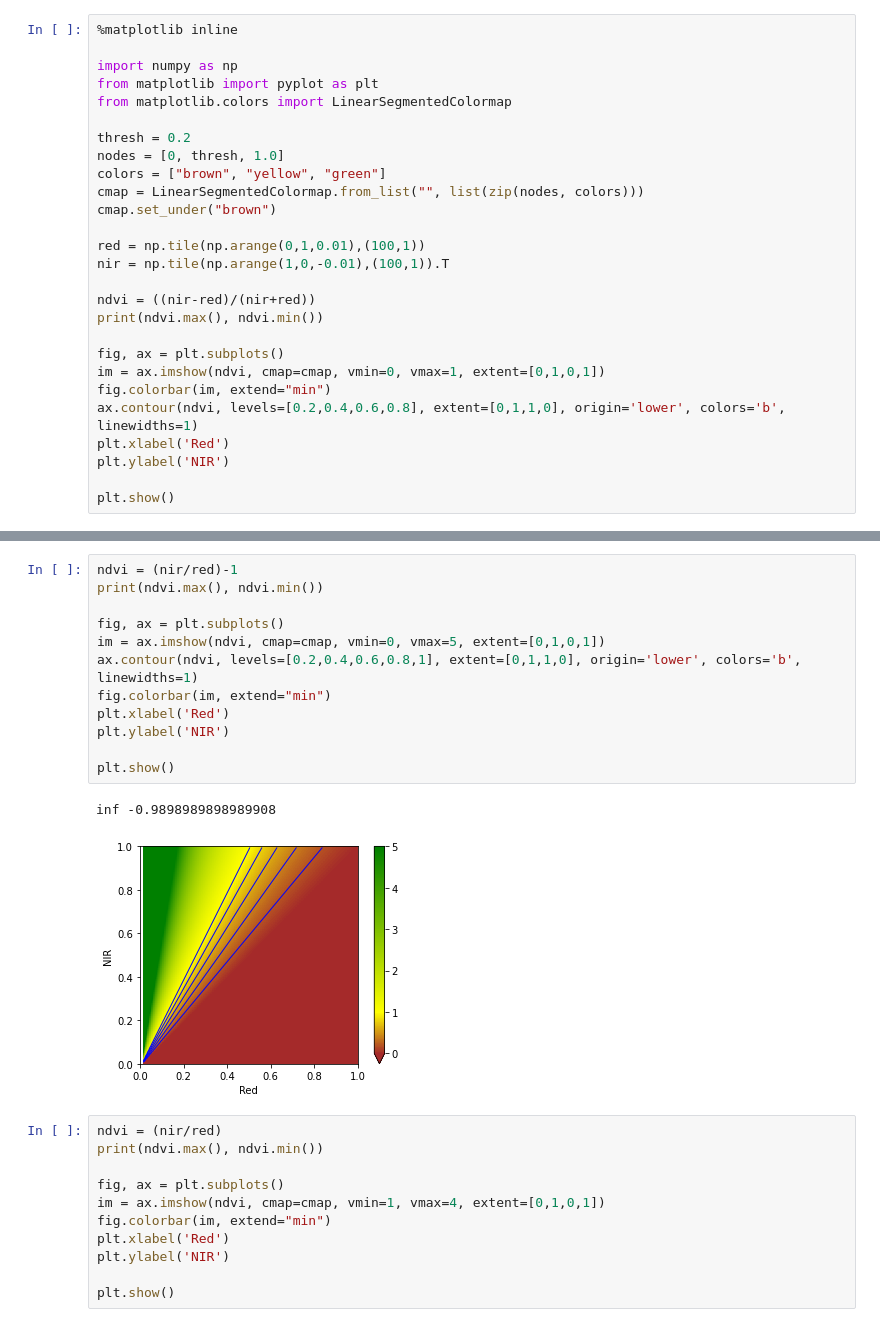
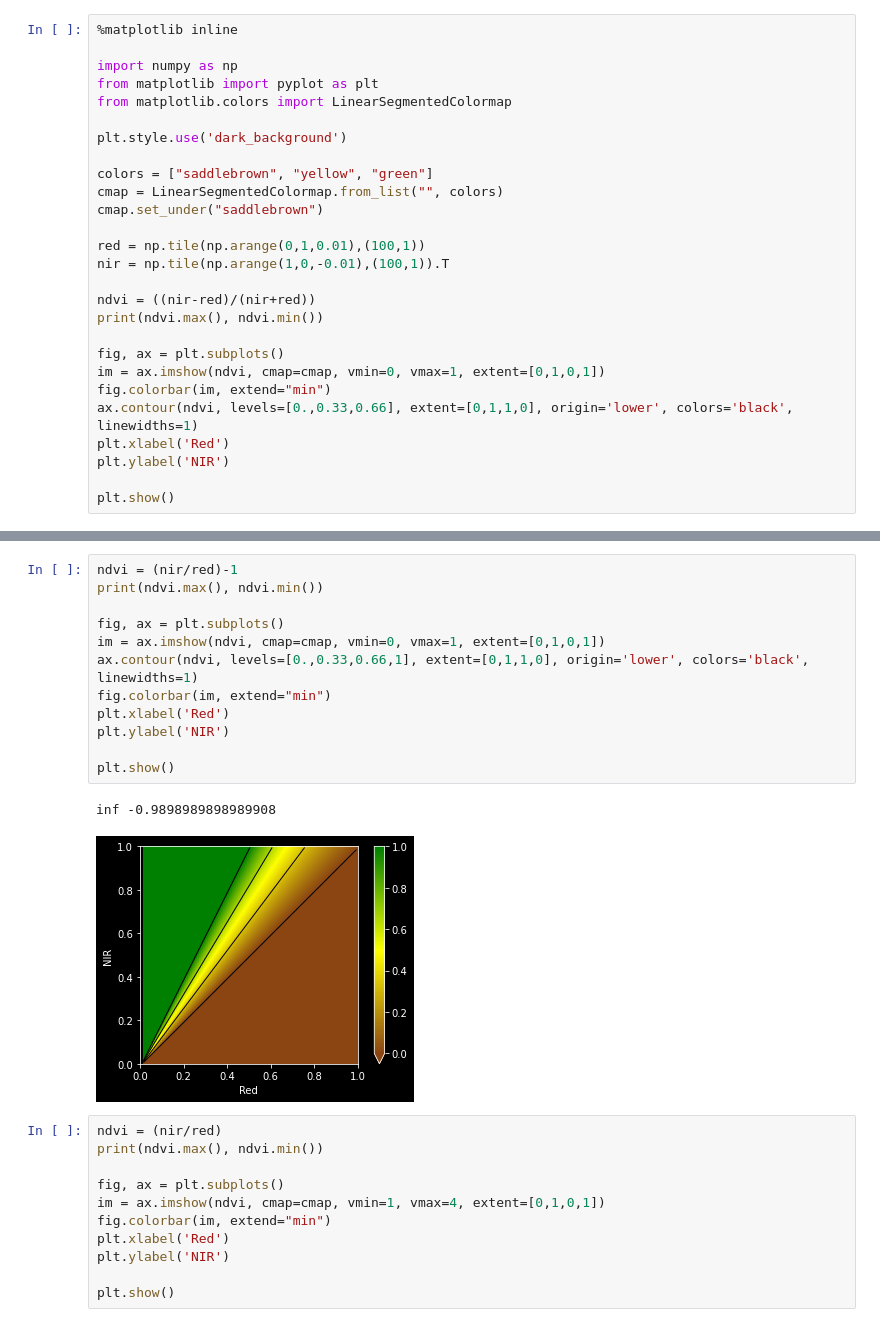
Before and after one commit to prl900/rs_slides, a Jupyter notebook: ndvi.ipynb, the cells around one changed output, grey strips where cells are left out. Saved outputs shown, nothing was run; the diff lists cells and outputs as text.

Commit message:
cmap changed

```diff
--- a/ndvi.ipynb
+++ b/ndvi.ipynb
@@ -5,11 +10,11 @@ import numpy as np
 from matplotlib import pyplot as plt
 from matplotlib.colors import LinearSegmentedColormap
 
-thresh = 0.2
-nodes = [0, thresh, 1.0]
-colors = ["brown", "yellow", "green"]
-cmap = LinearSegmentedColormap.from_list("", list(zip(nodes, colors)))
-cmap.set_under("brown")
+plt.style.use('dark_background')
+
+colors = ["saddlebrown", "yellow", "green"]
+cmap = LinearSegmentedColormap.from_list("", colors)
+cmap.set_under("saddlebrown")
 
 red = np.tile(np.arange(0,1,0.01),(100,1))
 nir = np.tile(np.arange(1,0,-0.01),(100,1)).T
@@ -20,7 +25,7 @@ print(ndvi.max(), ndvi.min())
 fig, ax = plt.subplots()
 im = ax.imshow(ndvi, cmap=cmap, vmin=0, vmax=1, extent=[0,1,0,1])
 fig.colorbar(im, extend="min")
-ax.contour(ndvi, levels=[0.2,0.4,0.6,0.8], extent=[0,1,1,0], origin='lower', colors='b', linewidths=1)
+ax.contour(ndvi, levels=[0.,0.33,0.66], extent=[0,1,1,0], origin='lower', colors='black', linewidths=1)
 plt.xlabel('Red')
 plt.ylabel('NIR')
 
@@ -46,18 +51,18 @@ plt.show()
 # %%
 ndvi = (nir/red)-1
 print(ndvi.max(), ndvi.min())
 
 fig, ax = plt.subplots()
-im = ax.imshow(ndvi, cmap=cmap, vmin=0, vmax=5, extent=[0,1,0,1])
-ax.contour(ndvi, levels=[0.2,0.4,0.6,0.8,1], extent=[0,1,1,0], origin='lower', colors='b', linewidths=1)
+im = ax.imshow(ndvi, cmap=cmap, vmin=0, vmax=1, extent=[0,1,0,1])
+ax.contour(ndvi, levels=[0.,0.33,0.66,1], extent=[0,1,1,0], origin='lower', colors='black', linewidths=1)
 fig.colorbar(im, extend="min")
 plt.xlabel('Red')
 plt.ylabel('NIR')
 
 plt.show()
 # %% [output]
 inf -0.9898989898989908
-[figure, old version]
+[figure, new version]
 # %%
 ndvi = (nir/red)
 print(ndvi.max(), ndvi.min())
```
Also changed, not shown: parts of 3 cells of this notebook.
